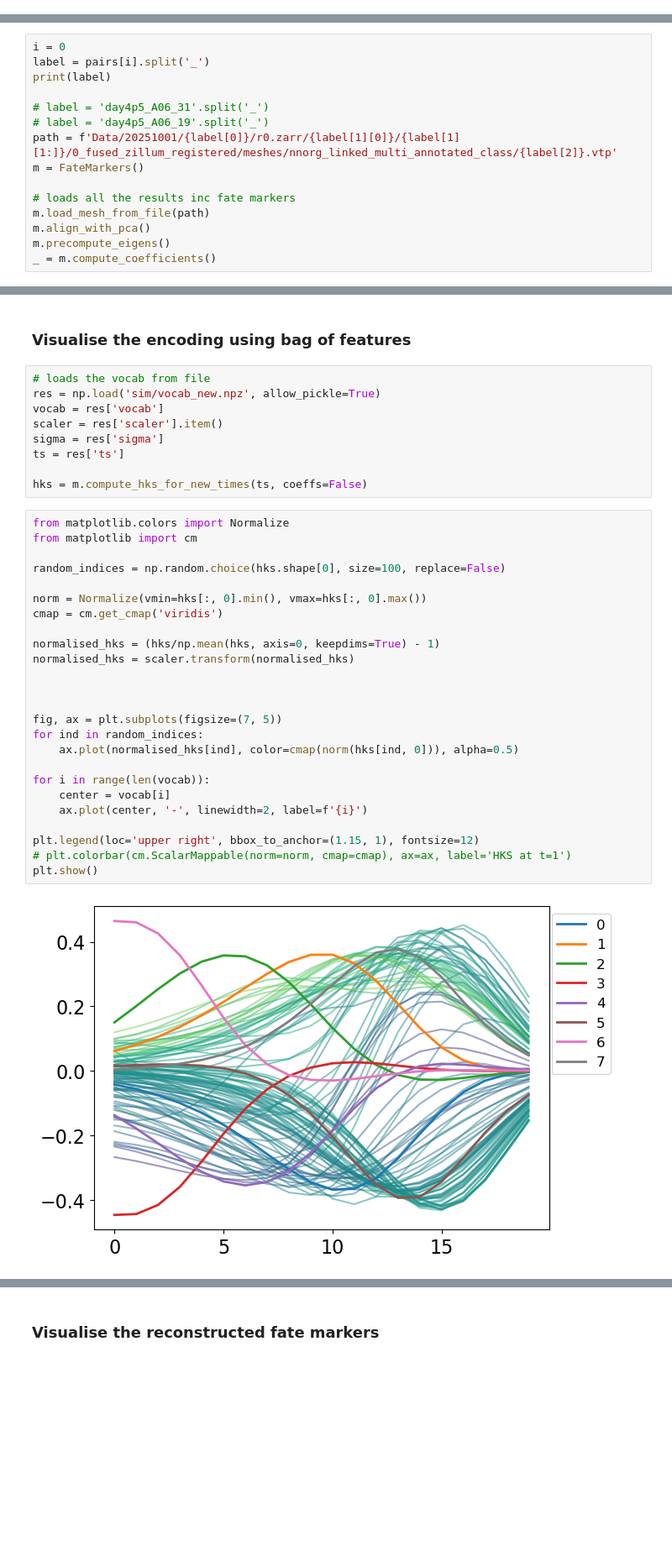
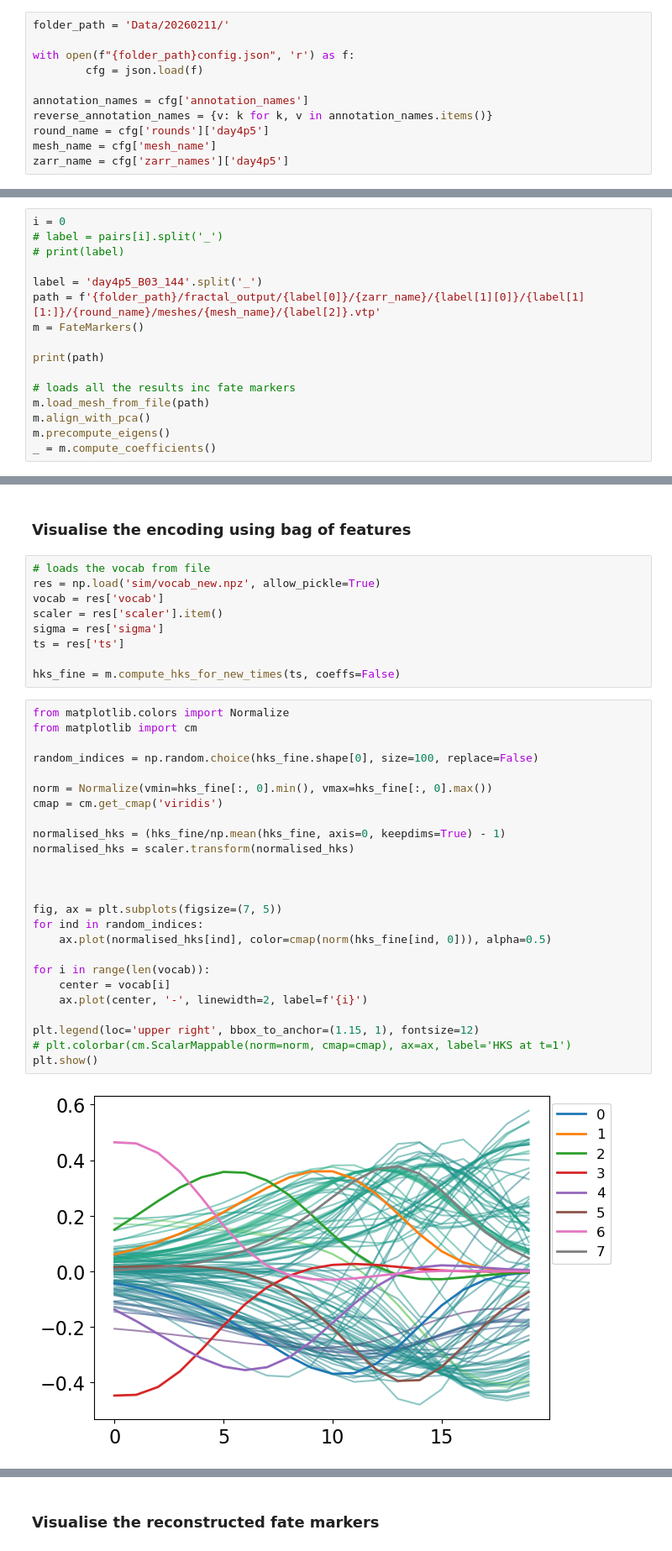
Before and after one commit to Irene-Li/SphericalHarmonics, a Jupyter notebook: fate_marker_example.ipynb, the cells around one changed output, grey strips where cells are left out. Shown at 84% size. Cells and saved outputs as stored; diff of their text form; blank space fills up the shorter version.

```diff
--- a/fate_marker_example.ipynb
+++ b/fate_marker_example.ipynb
@@ -37,0 +23,11 @@ reverse_annotation_names = {v: k for k, v in annotation_names.items()}
+# %%
+folder_path = 'Data/20260211/'
+
+with open(f"{folder_path}config.json", 'r') as f:
+        cfg = json.load(f)
+
+annotation_names = cfg['annotation_names']
+reverse_annotation_names = {v: k for k, v in annotation_names.items()}
+round_name = cfg['rounds']['day4p5']
+mesh_name = cfg['mesh_name']
+zarr_name = cfg['zarr_names']['day4p5']
@@ -64,13 +62,14 @@ pairs = ['day4p5-more_C05_120', 'day4_B01_38']
 ### Load mesh and compute coefficients
 # %%
 i = 0
-label = pairs[i].split('_')
-print(label)
+# label = pairs[i].split('_')
+# print(label)
 
-# label = 'day4p5_A06_31'.split('_')
-# label = 'day4p5_A06_19'.split('_')
-path = f'Data/20251001/{label[0]}/r0.zarr/{label[1][0]}/{label[1][1:]}/0_fused_zillum_registered/meshes/nnorg_linked_multi_annotated_class/{label[2]}.vtp'
+label = 'day4p5_B03_144'.split('_')
+path = f'{folder_path}/fractal_output/{label[0]}/{zarr_name}/{label[1][0]}/{label[1][1:]}/{round_name}/meshes/{mesh_name}/{label[2]}.vtp'
 m = FateMarkers()
+
+print(path)
 
 # loads all the results inc fate markers
 m.load_mesh_from_file(path)
@@ -336,34 +300,34 @@ scaler = res['scaler'].item()
 sigma = res['sigma']
 ts = res['ts']
 
-hks = m.compute_hks_for_new_times(ts, coeffs=False)
+hks_fine = m.compute_hks_for_new_times(ts, coeffs=False)
 # %%
 from matplotlib.colors import Normalize
 from matplotlib import cm
 
-random_indices = np.random.choice(hks.shape[0], size=100, replace=False)
+random_indices = np.random.choice(hks_fine.shape[0], size=100, replace=False)
 
-norm = Normalize(vmin=hks[:, 0].min(), vmax=hks[:, 0].max())
+norm = Normalize(vmin=hks_fine[:, 0].min(), vmax=hks_fine[:, 0].max())
 cmap = cm.get_cmap('viridis')
 
-normalised_hks = (hks/np.mean(hks, axis=0, keepdims=True) - 1)
+normalised_hks = (hks_fine/np.mean(hks_fine, axis=0, keepdims=True) - 1)
 normalised_hks = scaler.transform(normalised_hks)
 
 
 
 fig, ax = plt.subplots(figsize=(7, 5))
 for ind in random_indices:
-    ax.plot(normalised_hks[ind], color=cmap(norm(hks[ind, 0])), alpha=0.5)
+    ax.plot(normalised_hks[ind], color=cmap(norm(hks_fine[ind, 0])), alpha=0.5)
 
 for i in range(len(vocab)):
     center = vocab[i]
     ax.plot(center, '-', linewidth=2, label=f'{i}')
 
 plt.legend(loc='upper right', bbox_to_anchor=(1.15, 1), fontsize=12)
 # plt.colorbar(cm.ScalarMappable(norm=norm, cmap=cmap), ax=ax, label='HKS at t=1')
 plt.show()
 # %% [output]
-[figure, old version]
+[figure, new version]
 # %%
 dist = np.linalg.norm(normalised_hks[:, np.newaxis, :]-vocab[np.newaxis, :, :], axis=2)
 print(np.min(dist[:, 0]))
```
Also changed, not shown: parts of 25 cells of this notebook, 20 other files.
